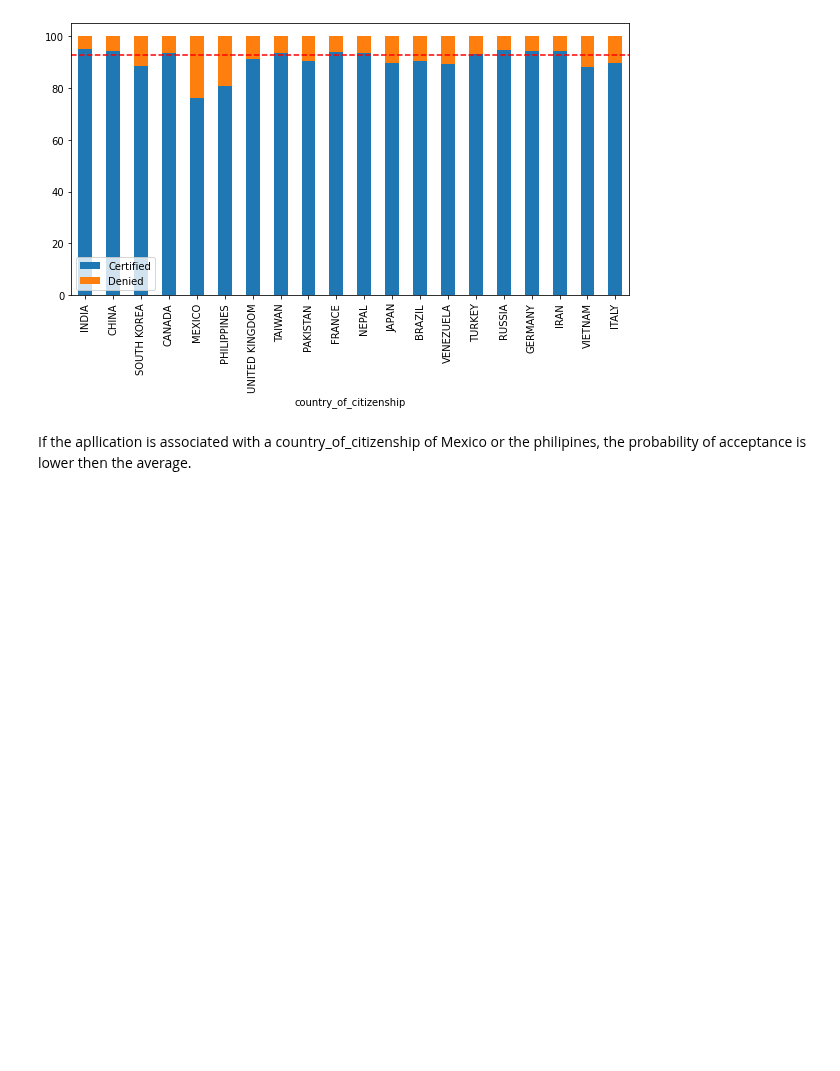
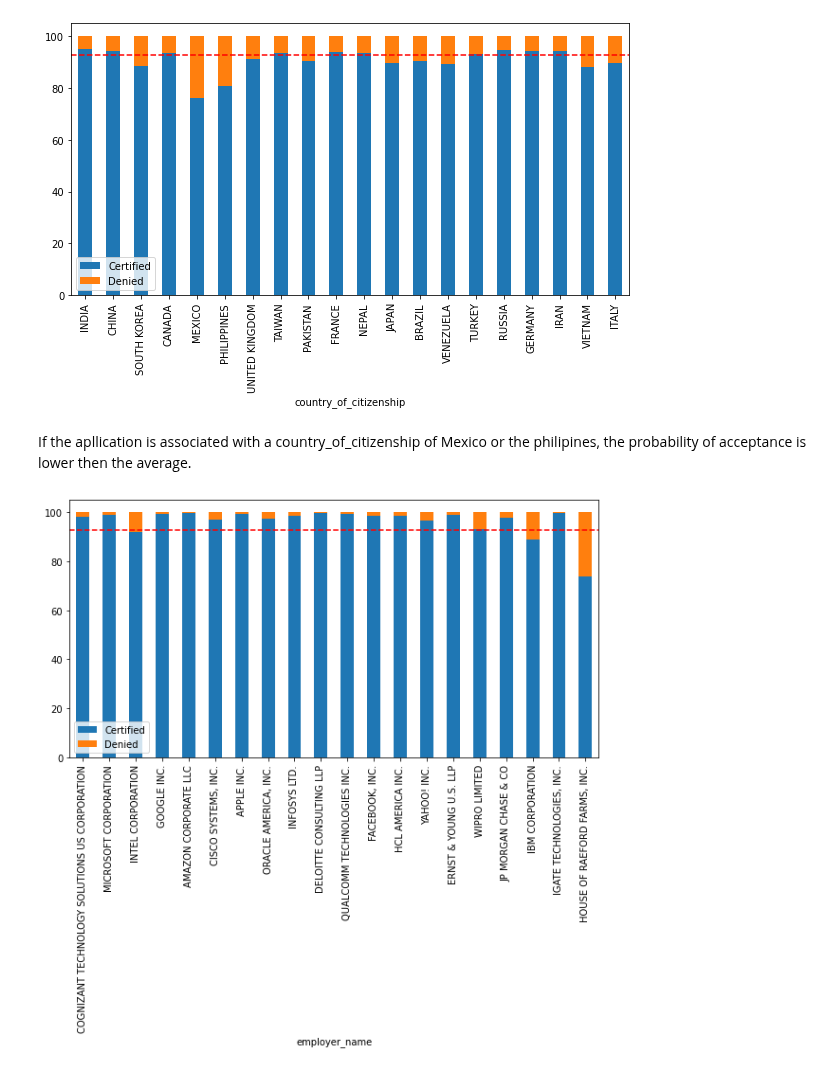
Before and after one commit to andy8001/python_visa, a Jupyter notebook: analysis/factorsInfluencingTheAcceptanceOfApplications.ipynb, the cells around one changed output. Saved outputs shown, nothing was run; the diff lists cells and outputs as text; code cells hidden in the pictures; blank space fills up the shorter version.

```diff
--- a/analysis/factorsInfluencingTheAcceptanceOfApplications.ipynb
+++ b/analysis/factorsInfluencingTheAcceptanceOfApplications.ipynb
@@ -10,7 +10,7 @@ import matplotlib.pyplot as plt
 # cleanup.generate_cleaned_df()
 # %%
 
-col_list = ["case_status", "country_of_citizenship", ]
+col_list = ["case_status", "country_of_citizenship","employer_name" ,"employer_city", "foreign_worker_info_education", "pw_level_9089", "pw_soc_title", "prevailing_wage_amount_9089", "prevailing_wage_unit_of_pay_9089"]
 visas_df = pd.read_csv('../data/us_perm_visas_cleaned.csv', usecols=col_list)
 # %% [markdown]
 Firstly we're going to peek into the overall situation.
@@ -177,0 +180,28 @@ If the apllication is associated with a country_of_citizenship of Mexico or the
+# %%
+
+def influence_on_acceptance_stacked_bar_chart(dataFrameToAnalyze = pd.DataFrame, invokesInfluence = str, isInfluencedBy = str, top = int):
+
+    topDf = dataFrameToAnalyze[invokesInfluence].value_counts().nlargest(top).reset_index()
+
+    topDf.columns = [invokesInfluence, 'count']
+
+    topDf = topDf.set_index([invokesInfluence])
+
+    df_top = dataFrameToAnalyze.loc[dataFrameToAnalyze[invokesInfluence].isin(topDf.reset_index()[invokesInfluence])]
+
+    df_top_normalized_case_status = df_top[isInfluencedBy].groupby(df_top[invokesInfluence]).value_counts(normalize=True).mul(100).reset_index(name='counts')
+
+    df_top_normalized_case_status = df_top_normalized_case_status.pivot(index=invokesInfluence, columns = isInfluencedBy, values = "counts")
+
+    df_top_normalized_case_status = df_top_normalized_case_status.merge(topDf, left_on=invokesInfluence, right_on=invokesInfluence)
+    df_top_normalized_case_status = df_top_normalized_case_status.sort_values(by=['count'], ascending=False)
+
+    df_top_normalized_case_status[dataFrameToAnalyze[isInfluencedBy].unique()].plot.bar(stacked=True, figsize=(10,5))
+
+    plt.axhline(median_certified_normalized, color='r', linestyle='--')
+
+    plt.show()
+# %%
+influence_on_acceptance_stacked_bar_chart(visas_df, "employer_name", "case_status", 20)
+# %% [output]
+[figure, added]
```
Also changed, not shown: parts of 13 cells of this notebook, 4 other files.
